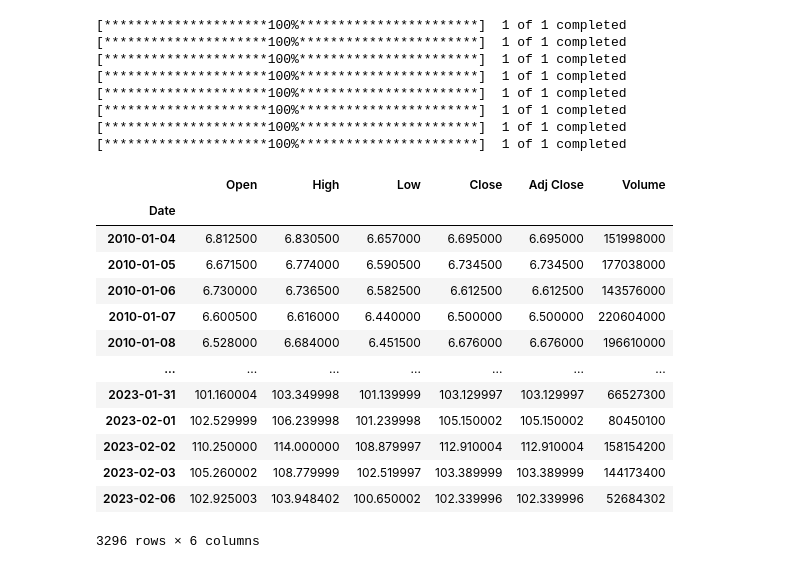
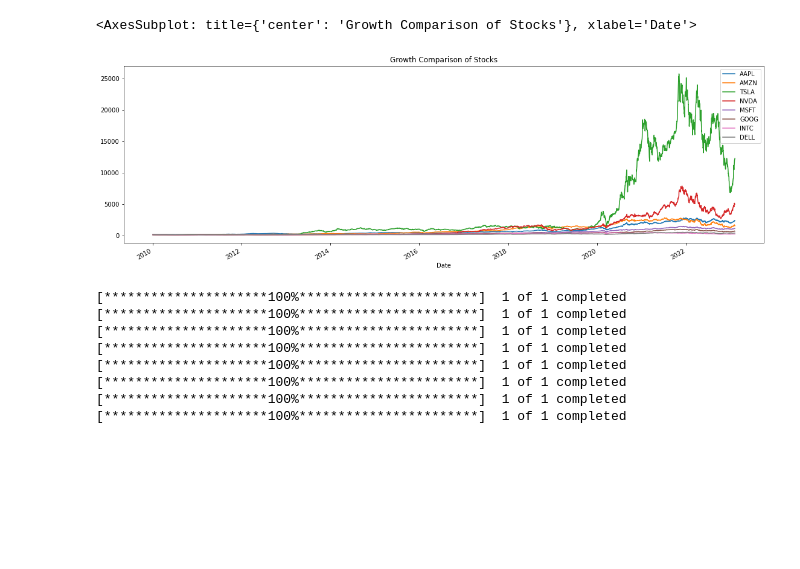
Before and after one commit to Lester-723/Data-Analytics-Projects-, a Jupyter notebook: Securities Analysis Project/Analysis_of_Big_data_stock.ipynb, the cells around one changed output. Cells and saved outputs as stored; diff of their text form; code cells hidden in the pictures; blank space fills up the shorter version.

```diff
--- a/Securities Analysis Project/Analysis_of_Big_data_stock.ipynb
+++ b/Securities Analysis Project/Analysis_of_Big_data_stock.ipynb
@@ -137,3 +149,8 @@ securities.download_stocks_closing(column_name = "Adj Close", fill_method = "for
+# %%
+securities.normalization()
+# %% [output]
+<AxesSubplot: title={'center': 'Growth Comparison of Stocks'}, xlabel='Date'>
+[figure, added]
 # %%
 dicts = {}
 securities.individual_data(stock_dict= dicts, fill_method= "forward")
@@ -146,20 +163,3 @@ securities.individual_data(stock_dict= dicts, fill_method= "forward")
 [*********************100%***********************]  1 of 1 completed
 [*********************100%***********************]  1 of 1 completed
 [*********************100%***********************]  1 of 1 completed
-# %%
-dicts["AMZN_stock"]
-# %% [output]
-|  | Open | High | Low | Close | Adj Close | Volume |
-| Date |  |  |  |  |  |  |
-| 2010-01-04 | 6.812500 | 6.830500 | 6.657000 | 6.695000 | 6.695000 | 151998000 |
-| 2010-01-05 | 6.671500 | 6.774000 | 6.590500 | 6.734500 | 6.734500 | 177038000 |
-| 2010-01-06 | 6.730000 | 6.736500 | 6.582500 | 6.612500 | 6.612500 | 143576000 |
-| 2010-01-07 | 6.600500 | 6.616000 | 6.440000 | 6.500000 | 6.500000 | 220604000 |
-| 2010-01-08 | 6.528000 | 6.684000 | 6.451500 | 6.676000 | 6.676000 | 196610000 |
-| ... | ... | ... | ... | ... | ... | ... |
-| 2023-01-31 | 101.160004 | 103.349998 | 101.139999 | 103.129997 | 103.129997 | 66527300 |
-| 2023-02-01 | 102.529999 | 106.239998 | 101.239998 | 105.150002 | 105.150002 | 80450100 |
-| 2023-02-02 | 110.250000 | 114.000000 | 108.879997 | 112.910004 | 112.910004 | 158154200 |
-| 2023-02-03 | 105.260002 | 108.779999 | 102.519997 | 103.389999 | 103.389999 | 144173400 |
-| 2023-02-06 | 102.925003 | 103.948402 | 100.650002 | 102.339996 | 102.339996 | 52684302 |
-3296 rows × 6 columns
```
Also changed, not shown: parts of 3 cells of this notebook.
